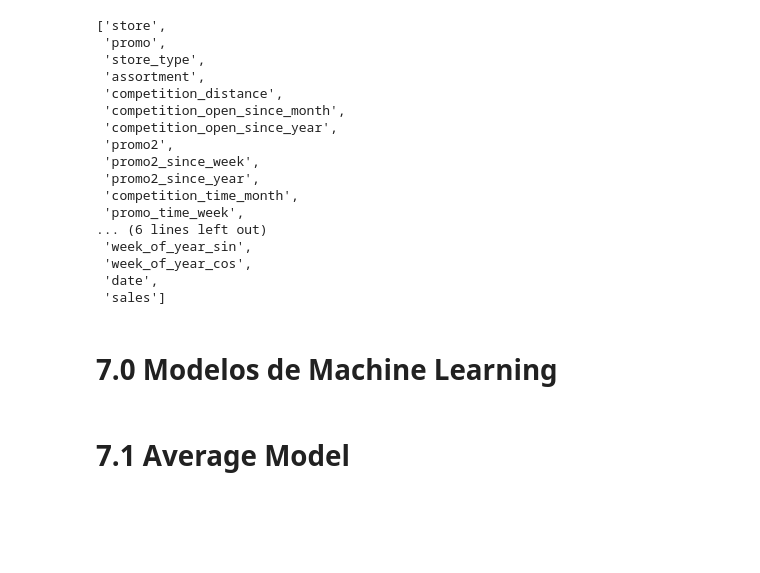
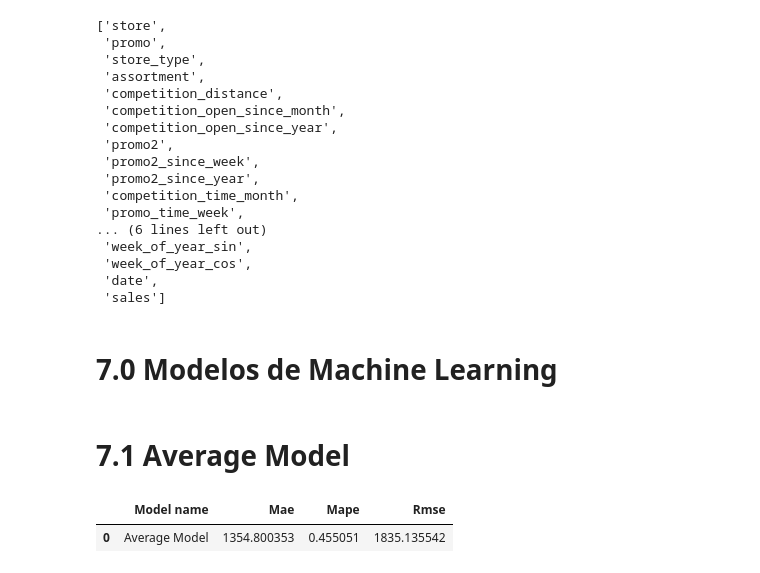
Before and after one commit to guiaraujofreitas/rossmann_estudo, a Jupyter notebook: Store-analise_dados_ modulo_04_1.ipynb, the cells around one changed output. Saved outputs shown, nothing was run; the diff lists cells and outputs as text; code cells hidden in the pictures; blank space fills up the shorter version.

```diff
--- a/Store-analise_dados_ modulo_04_1.ipynb
+++ b/Store-analise_dados_ modulo_04_1.ipynb
@@ -1519,0 +1531,21 @@ yheat_baseline = aux1['predictions']
+# %%
+
+
+aux1 = x_test.copy() #pegar os dados que foram separados no tópico anterior e será utilizado para fazer um test(prevêr o futuro)
+
+aux1['sales'] = y_test.copy() #é add essa coluna "y_test" pois como feito anteriomente é derivada de um pedaço de um período das vendas(p/ estimar)
+
+aux2 = aux1[['store','sales']].groupby('store').mean().reset_index().rename( columns ={'sales' :'predictions'})
+# linha de código usada para agrupar as lojas por média de vendas(sales) que será predictions no caso
+
+aux1=pd.merge(aux1,aux2, how='left',on = 'store')
+yhat_baseline = aux1['predictions']
+
+#performace
+
+baseline_resultado = ml_error('Average Model', np.expm1( y_test ), np.expm1( yhat_baseline ) )
+
+baseline_resultado
+# %% [output]
+|  | Model name | Mae | Mape | Rmse |
+| 0 | Average Model | 1354.800353 | 0.455051 | 1835.135542 |
```
Also changed, not shown: parts of 11 cells of this notebook.
